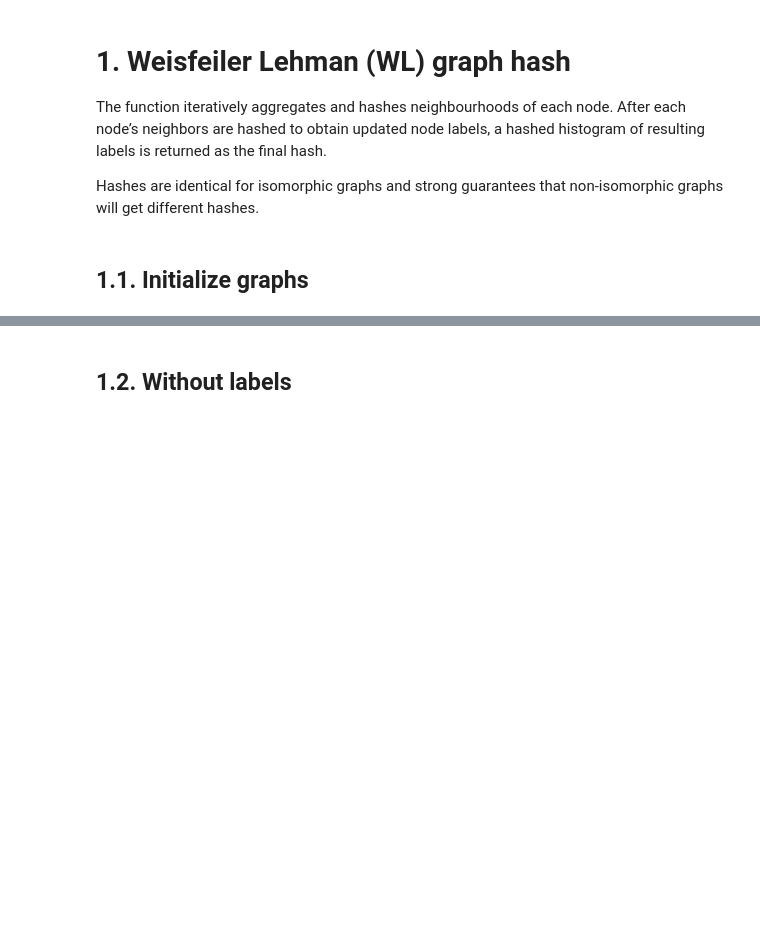
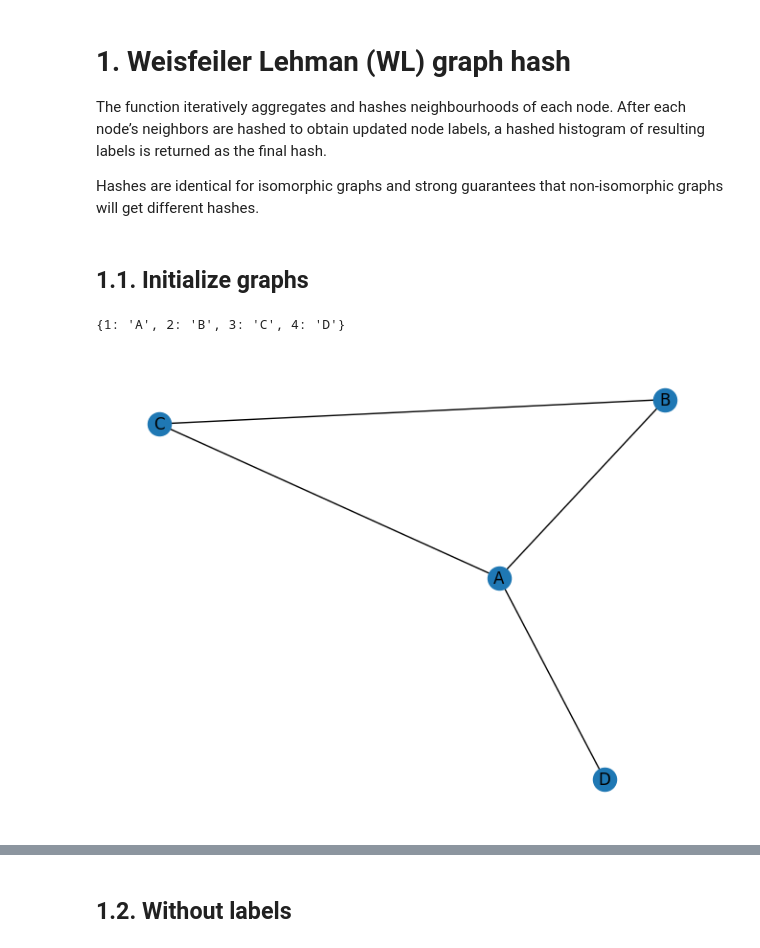
Before and after one commit to NSLab-CUK/Graph-Mining-Spring-2023, a Jupyter notebook: W9/Practice_9.ipynb, the cells around one changed output, grey strips where cells are left out. Saved outputs shown, nothing was run; the diff lists cells and outputs as text; code cells hidden in the pictures; blank space fills up the shorter version.

```diff
--- a/W9/Practice_9.ipynb
+++ b/W9/Practice_9.ipynb
@@ -35,8 +35,8 @@ Successfully installed cython-0.29.34 future-0.18.3 grakel-0.1.9 joblib-1.2.0 sc
 The function iteratively aggregates and hashes neighbourhoods of each node. After each node’s neighbors are hashed to obtain updated node labels, a hashed histogram of resulting labels is returned as the final hash.
 
 Hashes are identical for isomorphic graphs and strong guarantees that non-isomorphic graphs will get different hashes.
-# %% [markdown]
-## 1.1. Initialize graphs
+# %% [markdown]
+## 1.1. Initialize graphs
 # %%
 G1 = nx.Graph()
 G1.add_edges_from(
@@ -73,3 +73,17 @@ G2_node_attributes = {
 }
 # Set node labels by using node attributes
 nx.set_node_attributes(G2, G2_node_attributes, name="label")
+# %%
+def draw_graph_with_labels(graph):
+    labels = dict()
+    names = nx.get_node_attributes(graph, 'label')
+    print(names)
+    for node in graph.nodes:
+        labels[node] = f"{names[node]}"
+    nx.draw(graph, labels=labels)
+
+
+draw_graph_with_labels(G1)
+# %% [output]
+{1: 'A', 2: 'B', 3: 'C', 4: 'D'}
+[figure, added]
```
Also changed, not shown: parts of 15 cells of this notebook.
